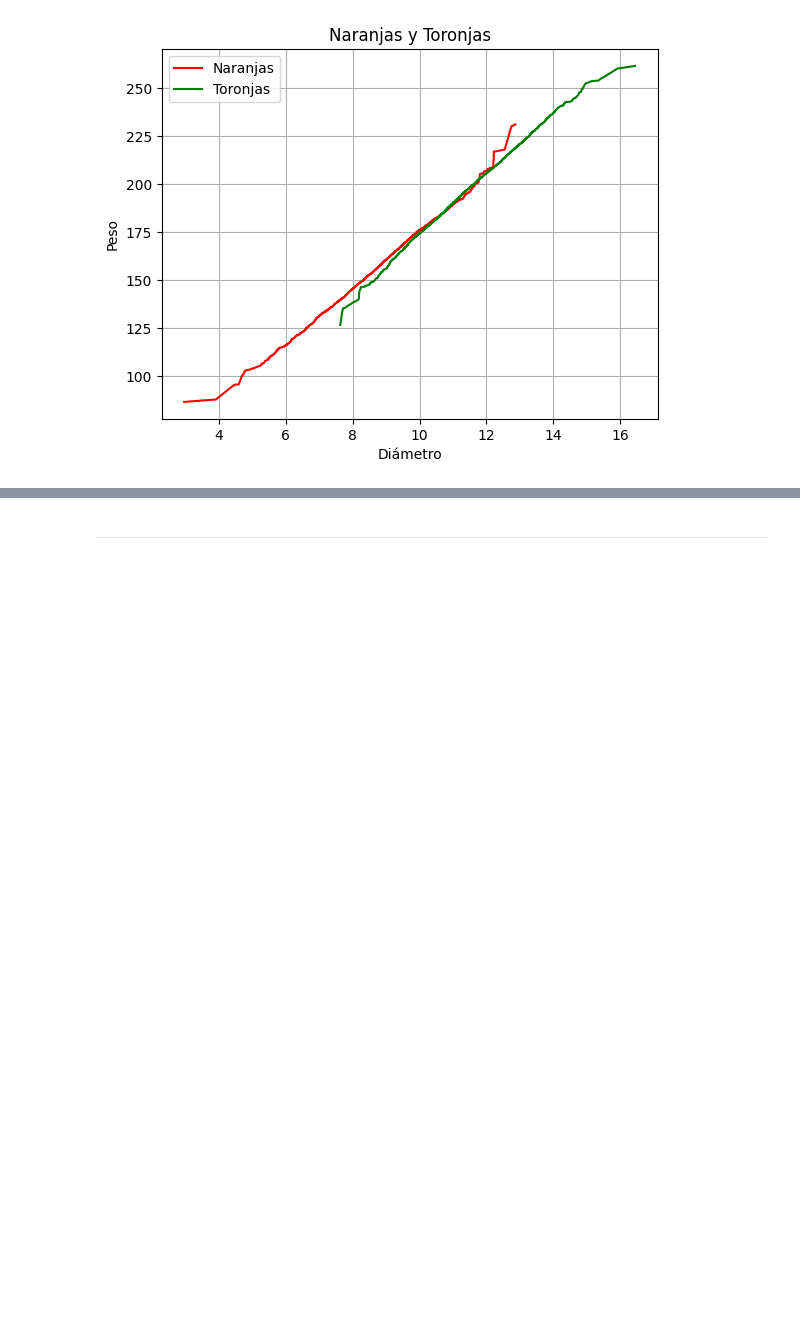
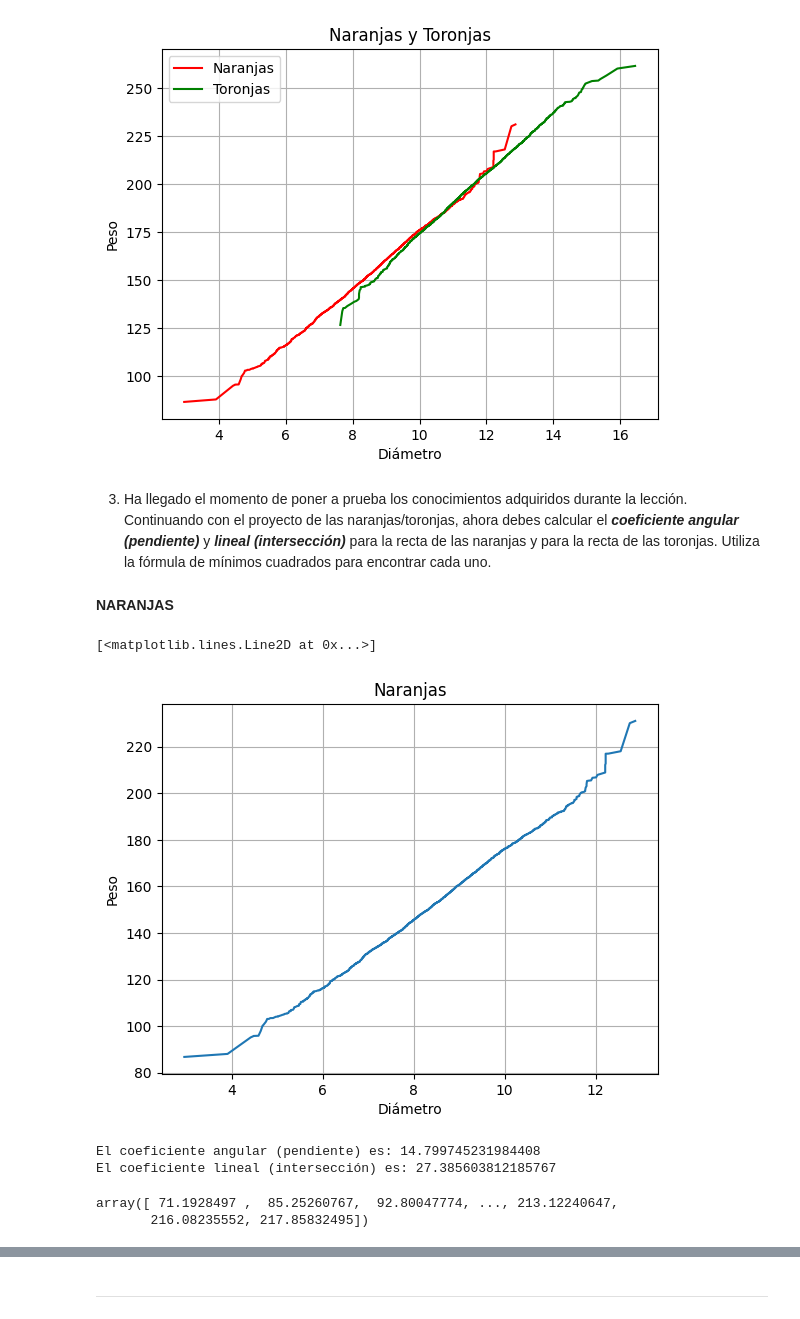
Before and after one commit to DanielRaiicHu/numPy, a Jupyter notebook: numPy.ipynb, the cells around one changed output, grey strips where cells are left out. Drawn from its saved outputs; the diff is of its cells as text; code cells hidden in the pictures; blank space fills up the shorter version.

Commit message:
Actualización: Operaciones entre Arrays

```diff
--- a/numPy.ipynb
+++ b/numPy.ipynb
@@ -314,3 +314,17 @@ plt.legend()
 plt.show()
 # %% [output]
 [figure]
+# %% [markdown]
+3) Ha llegado el momento de poner a prueba los conocimientos adquiridos durante la lección. Continuando con el proyecto de las naranjas/toronjas, ahora debes calcular el ***coeficiente angular (pendiente)*** y ***lineal (intersección)*** para la recta de las naranjas y para la recta de las toronjas. Utiliza la fórmula de mínimos cuadrados para encontrar cada uno.
+# %% [markdown]
+**NARANJAS**
+# %%
+import matplotlib.pyplot as plt
+plt.title('Naranjas')
+plt.xlabel('Diámetro')
+plt.ylabel('Peso')
+plt.grid()
+plt.plot(diametro_naranjas, peso_naranjas, color = "#1f77b4", label = "Naranjas")
+# %% [output]
+[<matplotlib.lines.Line2D at 0x...>]
+[figure, added]
@@ -316,0 +335,13 @@ plt.show()
+# %%
+an = (nn*np.sum(xn*yn)-np.sum(xn)*np.sum(yn))/(nn*np.sum(xn**2)-np.sum(xn)**2)
+bn = (np.sum(yn)-an*np.sum(xn))/nn
+print(f"El coeficiente angular (pendiente) es: {an}\nEl coeficiente lineal (intersección) es: {bn} ")
+# %% [output]
+El coeficiente angular (pendiente) es: 14.799745231984408
+El coeficiente lineal (intersección) es: 27.385603812185767
+# %%
+yn = an*xn+bn
+yn
+# %% [output]
+array([ 71.1928497 ,  85.25260767,  92.80047774, ..., 213.12240647,
+       216.08235552, 217.85832495])
```
Also changed, not shown: parts of 23 cells of this notebook.
